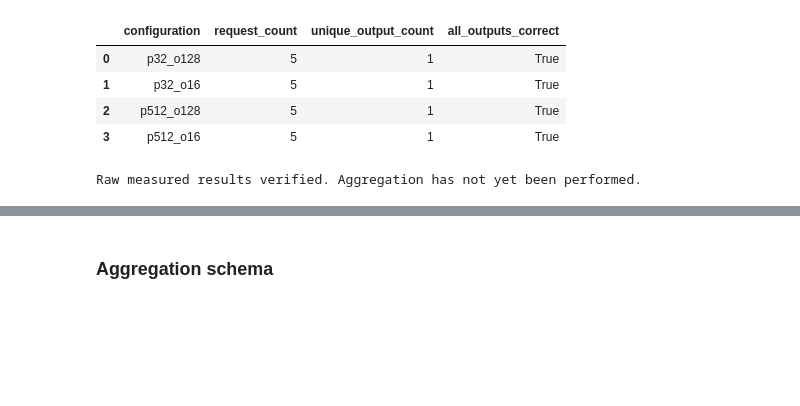
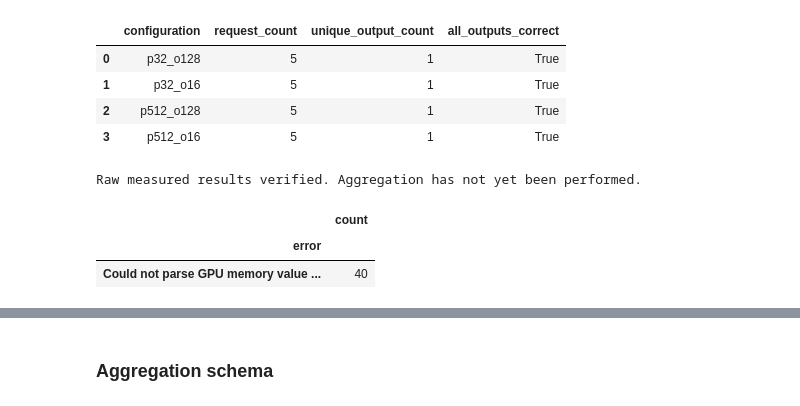
Before and after one commit to coert/dgx-spark-lab, a Jupyter notebook: experiments/01-distributed-inference/01-single-node-inference.ipynb, the cells around one changed output, grey strips where cells are left out. Saved outputs shown, nothing was run; the diff lists cells and outputs as text; code cells hidden in the pictures; blank space fills up the shorter version.

Commit message:
Add vLLM memory accounting diagnostics

```diff
--- a/experiments/01-distributed-inference/01-single-node-inference.ipynb
+++ b/experiments/01-distributed-inference/01-single-node-inference.ipynb
@@ -2126,3 +2126,17 @@ print("Raw measured results verified. Aggregation has not yet been performed.")
 | 2 | p512_o128 | 5 | 1 | True |
 | 3 | p512_o16 | 5 | 1 | True |
 Raw measured results verified. Aggregation has not yet been performed.
+# %%
+memory_sampling_errors = pd.concat(
+    [
+        raw_results["gpu_memory_before_error"].rename("error"),
+        raw_results["gpu_memory_after_error"].rename("error"),
+    ],
+    ignore_index=True,
+).value_counts(dropna=False)
+
+memory_sampling_errors.to_frame("count")
+# %% [output]
+|  | count |
+| error |  |
+| Could not parse GPU memory value ... | 40 |
```
Also changed, not shown: parts of 2 cells of this notebook.
